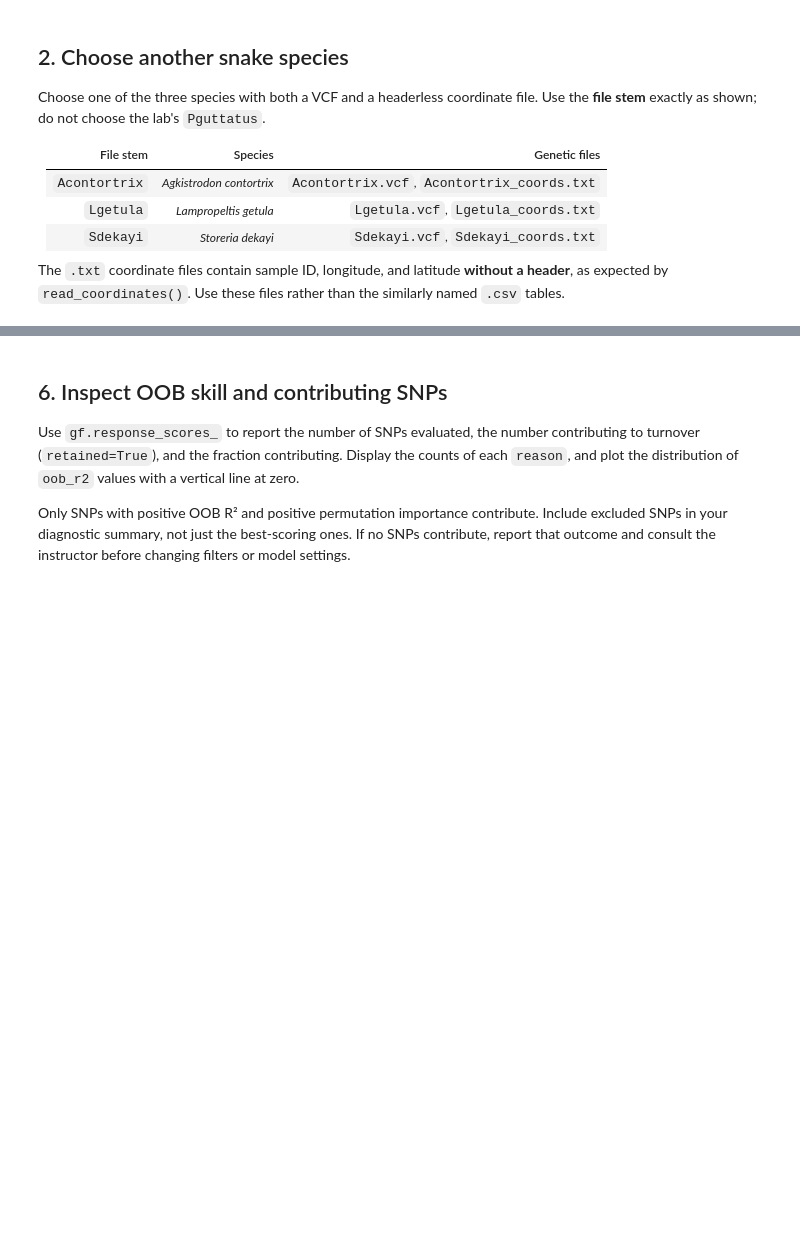
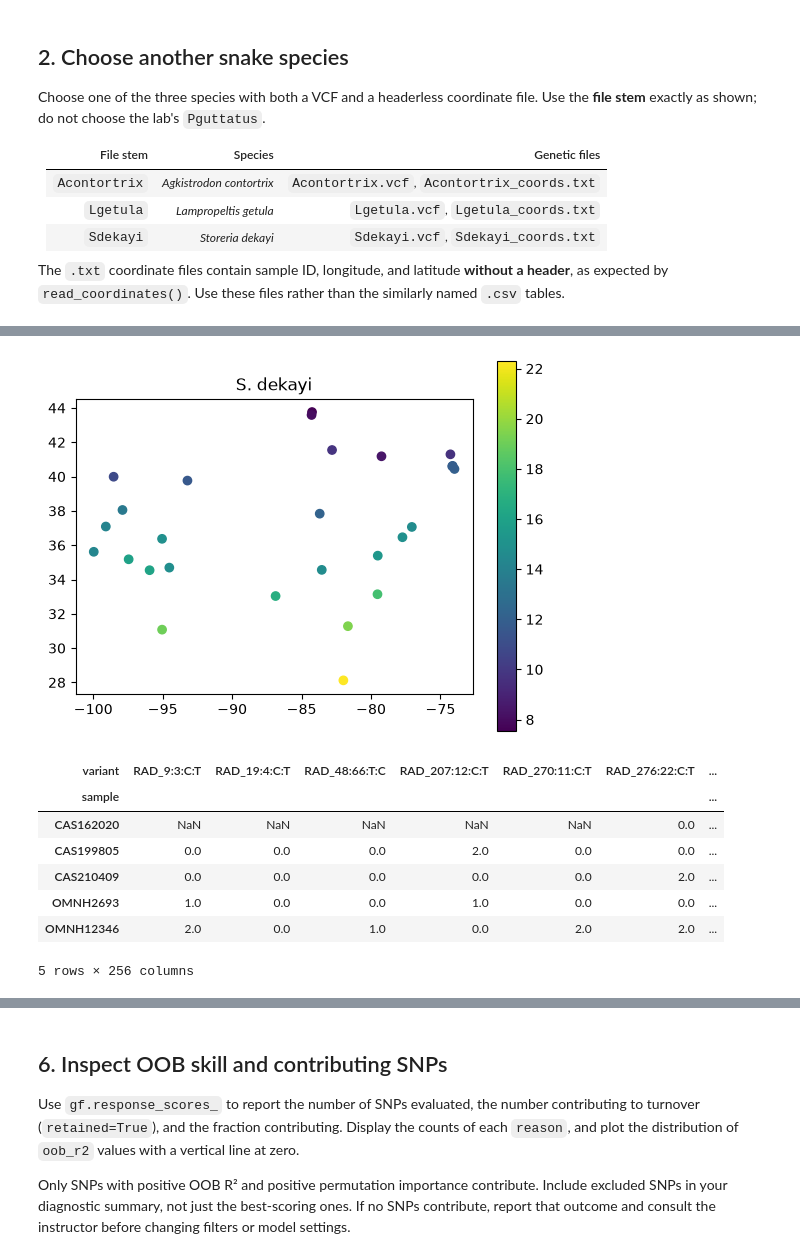
Before and after one commit to jddeabreu/BIO597-SpatialBiodiversity, a Jupyter notebook: docs/assignments/Assignment-09-GradientForest.ipynb, the cells around one changed output, grey strips where cells are left out. Saved outputs shown, nothing was run; the diff lists cells and outputs as text; code cells hidden in the pictures; blank space fills up the shorter version.

```diff
--- a/docs/assignments/Assignment-09-GradientForest.ipynb
+++ b/docs/assignments/Assignment-09-GradientForest.ipynb
@@ -39,7 +39,7 @@ import matplotlib.pyplot as plt
 from pygf import GradientForest, read_coordinates, read_vcf, sample_environment
 
 genetics_dir = Path("/home/jovyan/shared/EasternSnakeGenetics")
-bioclim_dir = Path("/home/jovyan/shared-readwrite/bioclim")
+bioclim_dir = Path("/home/jovyan/shared/bioclim")
 # %% [markdown]
 ## 2. Choose another snake species
 
@@ -127,6 +164,20 @@ X.head()
 # %%
 # Map sites colored by X["bio1"] with a legend and species title.
+sites.plot(column=X.bio1, legend=True);
+plt.title('S. dekayi')
+plt.show()
 # Inspect y.head() to confirm that SNPs are columns and individuals are rows.
+y.head()
+# %% [output]
+[figure, added]
+| variant | RAD_9:3:C:T | RAD_19:4:C:T | RAD_48:66:T:C | RAD_207:12:C:T | RAD_270:11:C:T | RAD_276:22:C:T | ... |
+| sample |  |  |  |  |  |  | ... |
+| CAS162020 | NaN | NaN | NaN | NaN | NaN | 0.0 | ... |
+| CAS199805 | 0.0 | 0.0 | 0.0 | 2.0 | 0.0 | 0.0 | ... |
+| CAS210409 | 0.0 | 0.0 | 0.0 | 0.0 | 0.0 | 2.0 | ... |
+| OMNH2693 | 1.0 | 0.0 | 0.0 | 1.0 | 0.0 | 0.0 | ... |
+| OMNH12346 | 2.0 | 0.0 | 1.0 | 0.0 | 2.0 | 2.0 | ... |
+5 rows × 256 columns
 # %% [markdown]
 **Interpretation:** Were any individuals removed for missing climate? Why must `sites`, `X`, and `y` retain the same IDs and row order? Explain why these responses are individual genotypes rather than population allele frequencies.
 
```
Also changed, not shown: parts of 23 cells of this notebook, 11 other files.
